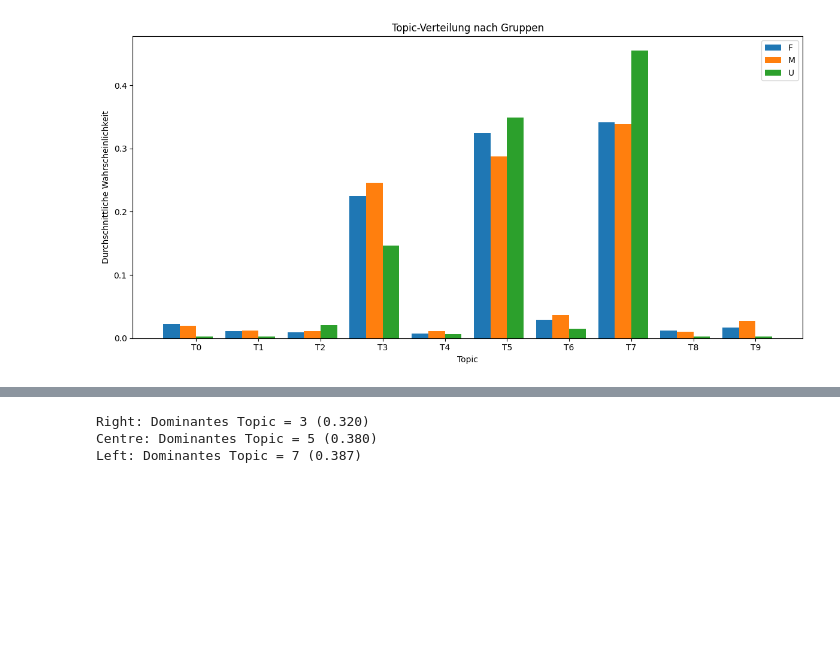
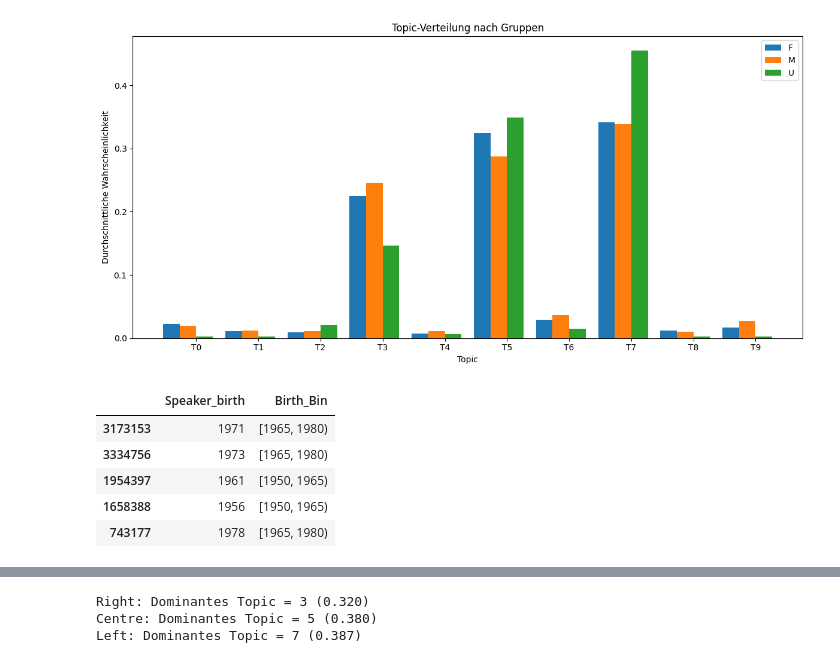
Before and after one commit to luca-heitmann/data-science-courses, a Jupyter notebook: digital-humanities/climate-debates/testing.ipynb, the cells around one changed output, grey strips where cells are left out. Cells and saved outputs as stored; diff of their text form; code cells hidden in the pictures; blank space fills up the shorter version.

```diff
--- a/digital-humanities/climate-debates/testing.ipynb
+++ b/digital-humanities/climate-debates/testing.ipynb
@@ -735,3 +735,22 @@ plot_topic_comparison(
 )
 # %% [output]
 [figure]
+# %%
+env_cleaned = environment_speeches.copy()
+env_cleaned = env_cleaned[env_cleaned['Speaker_birth'] != "-"]
+env_cleaned['Speaker_birth'] = env_cleaned['Speaker_birth'].astype(int)
+min_y = env_cleaned['Speaker_birth'].min()
+max_y = env_cleaned['Speaker_birth'].max()
+bins = np.arange(min_y, max_y + 16, 15)
+
+env_cleaned['Birth_Bin'] = pd.cut(env_cleaned['Speaker_birth'], bins=bins, right=False)
+
+# Ergebnis prüfen
+env_cleaned[['Speaker_birth', 'Birth_Bin']].sample(5)
+# %% [output]
+|  | Speaker_birth | Birth_Bin |
+| 3173153 | 1971 | [1965, 1980) |
+| 3334756 | 1973 | [1965, 1980) |
+| 1954397 | 1961 | [1950, 1965) |
+| 1658388 | 1956 | [1950, 1965) |
+| 743177 | 1978 | [1965, 1980) |
```
Also changed, not shown: parts of 1 cell of this notebook.
